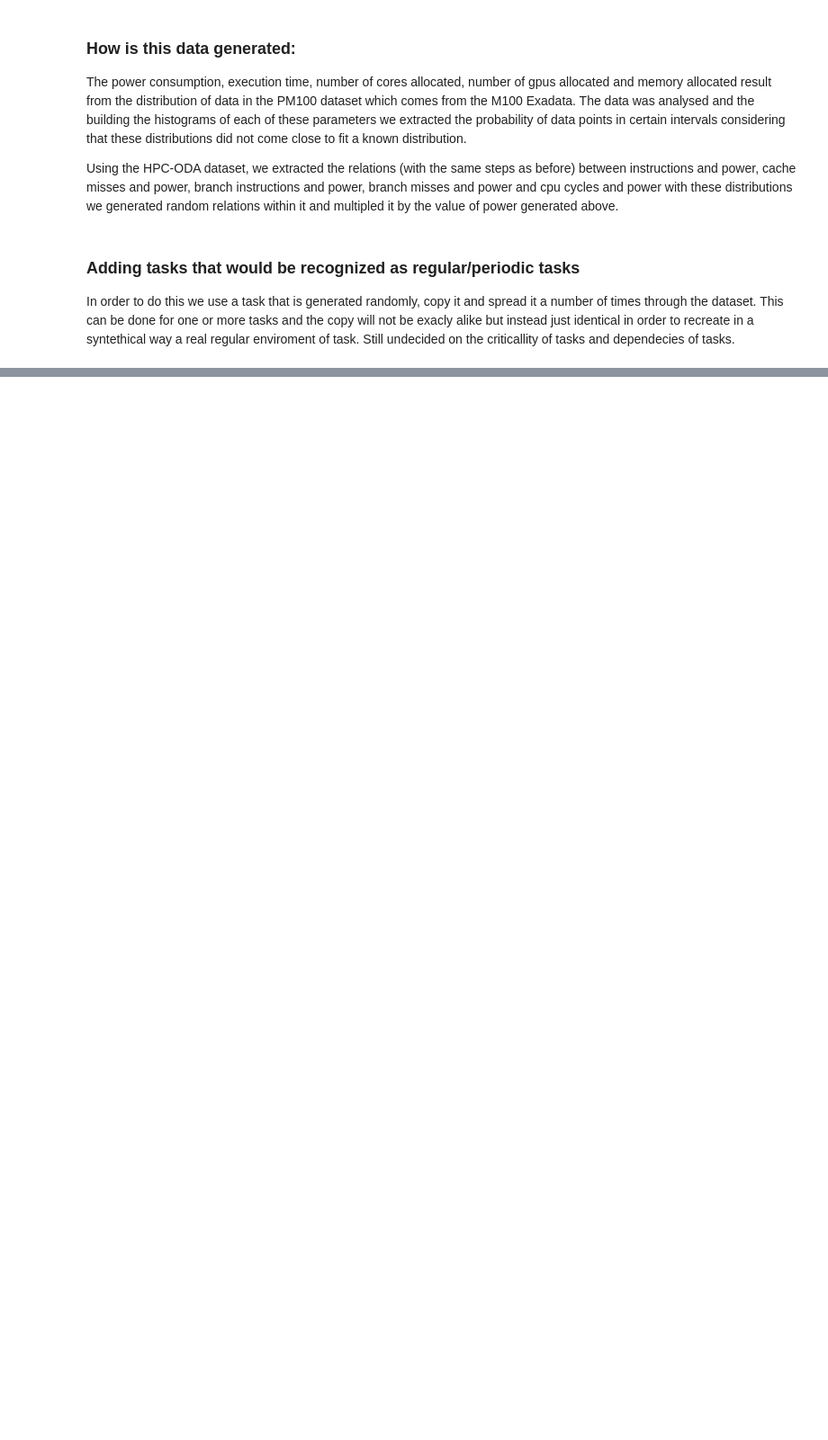
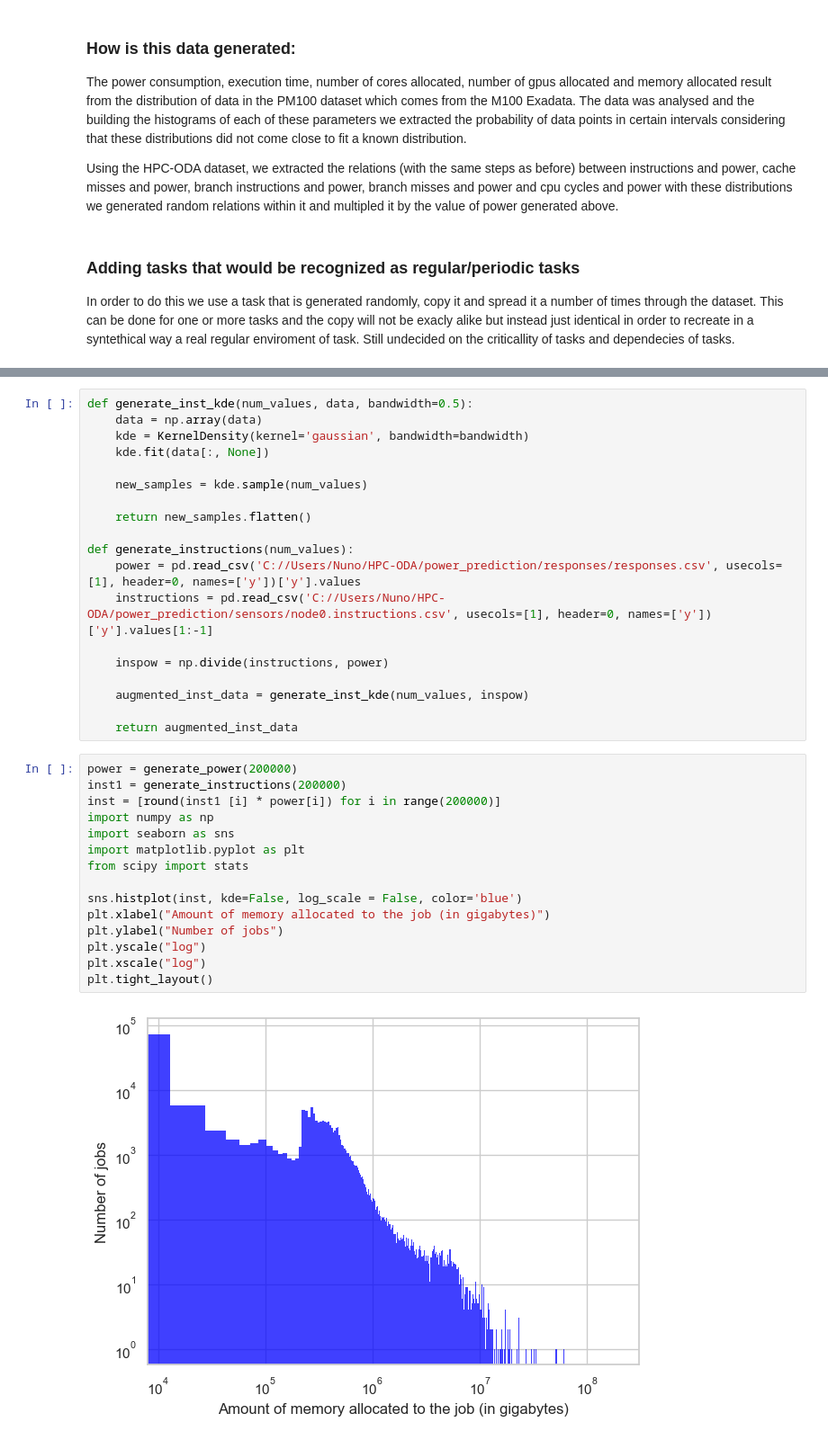
Before and after one commit to NFilCarv/HPC-Synthetic_dataset, a Jupyter notebook: Data generation function.ipynb, the cells around one changed output, grey strips where cells are left out. Shown at 90% size. Cells and saved outputs as stored; diff of their text form; blank space fills up the shorter version.

```diff
--- a/Data generation function.ipynb
+++ b/Data generation function.ipynb
@@ -976,0 +1232,36 @@ In order to do this we use a task that is generated randomly, copy it and spread
+# %%
+def generate_inst_kde(num_values, data, bandwidth=0.5):
+    data = np.array(data)
+    kde = KernelDensity(kernel='gaussian', bandwidth=bandwidth)
+    kde.fit(data[:, None])
+
+    new_samples = kde.sample(num_values)
+
+    return new_samples.flatten()
+
+def generate_instructions(num_values):
+    power = pd.read_csv('C://Users/Nuno/HPC-ODA/power_prediction/responses/responses.csv', usecols=[1], header=0, names=['y'])['y'].values
+    instructions = pd.read_csv('C://Users/Nuno/HPC-ODA/power_prediction/sensors/node0.instructions.csv', usecols=[1], header=0, names=['y'])['y'].values[1:-1]
+
+    inspow = np.divide(instructions, power)
+
+    augmented_inst_data = generate_inst_kde(num_values, inspow)
+
+    return augmented_inst_data
+# %%
+power = generate_power(200000)
+inst1 = generate_instructions(200000)
+inst = [round(inst1 [i] * power[i]) for i in range(200000)]
+import numpy as np
+import seaborn as sns
+import matplotlib.pyplot as plt
+from scipy import stats
+
+sns.histplot(inst, kde=False, log_scale = False, color='blue')
+plt.xlabel("Amount of memory allocated to the job (in gigabytes)")
+plt.ylabel("Number of jobs")
+plt.yscale("log")
+plt.xscale("log")
+plt.tight_layout()
+# %% [output]
+[figure, added]
```
Also changed, not shown: parts of 31 cells of this notebook, 1 other file.
